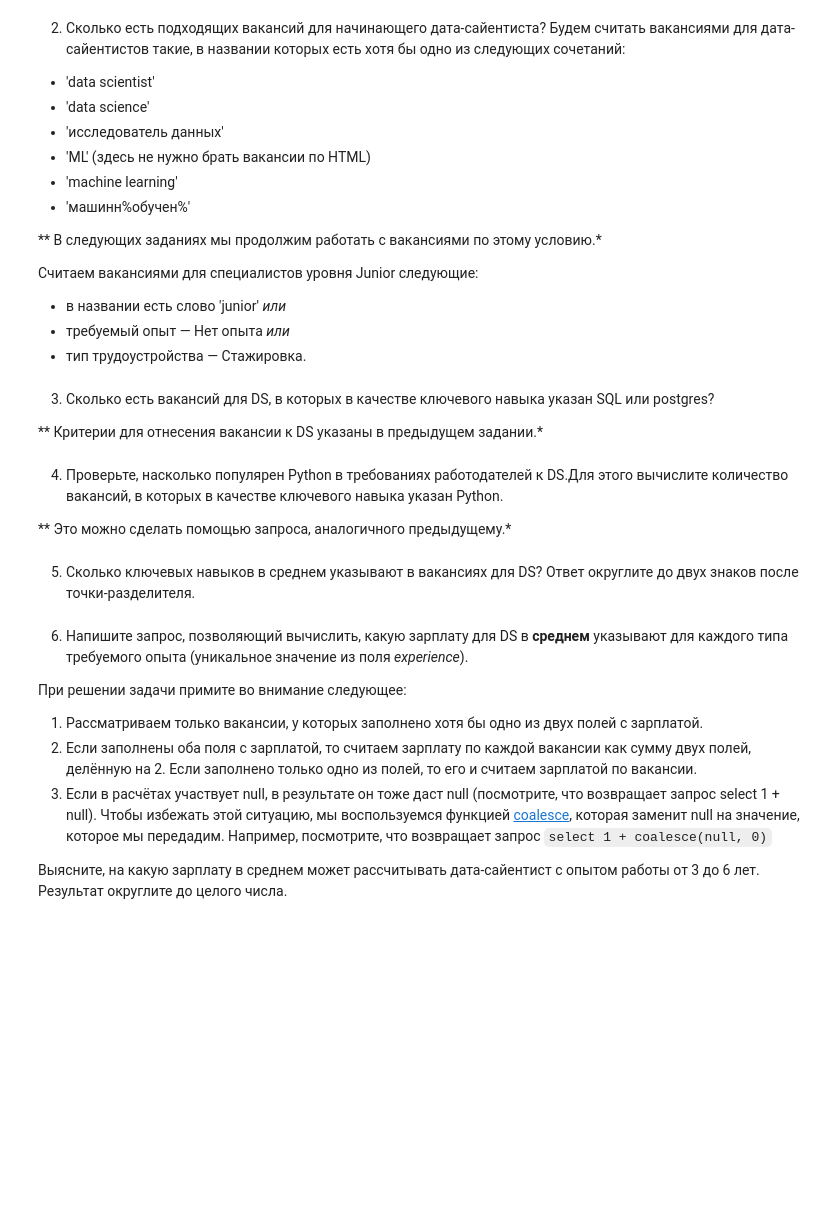
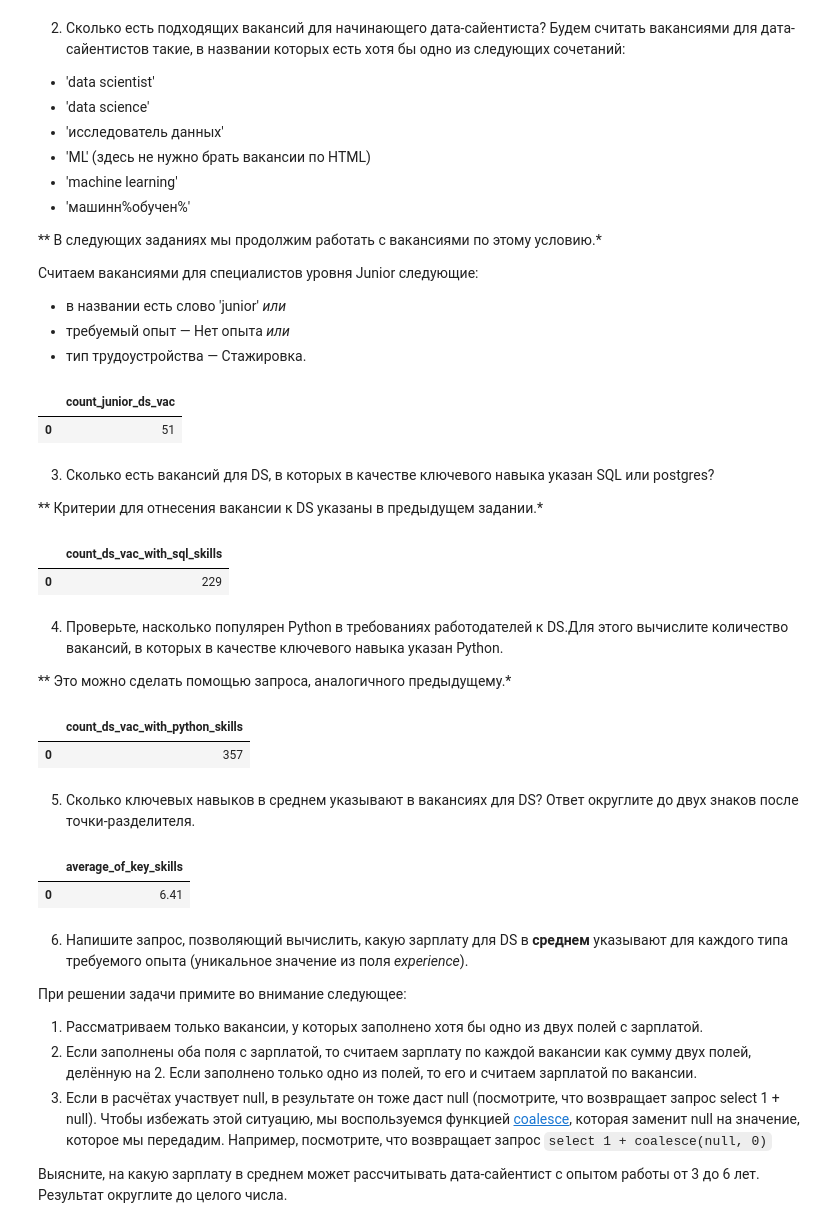
Before and after one commit to vokhmianin-da/Project2_HH_analysis, a Jupyter notebook: Project_2_Notebook.ipynb, the cells around one changed output. Cells and saved outputs as stored; diff of their text form; code cells hidden in the pictures; blank space fills up the shorter version.

```diff
--- a/Project_2_Notebook.ipynb
+++ b/Project_2_Notebook.ipynb
@@ -585,8 +598,32 @@ axes.set_title('Количество вакансий Яндекса в горо
 * тип трудоустройства — Стажировка.
 # %%
 # текст запроса
+# Условие для последующих запросов
+condition = f'''name ILIKE '%%data scientist%%'
+    OR name ILIKE '%%data science%%'
+    OR name ILIKE '%%исследователь данных%%'
+    OR (name ILIKE '%%ML%%' --ILIKE, т к задания 6.2 и 6.3 почему-то дают правильный ответ с ним, а не LIKE
+    AND name NOT ILIKE '%%HTML%%')
+    OR name ILIKE '%%machine learning%%'
+    OR name ILIKE '%%машинн%%обучен%%'
+    '''
+query_6_2 = f'''
+SELECT
+    COUNT(*) AS count_junior_ds_vac
+FROM vacancies
+WHERE ({condition})
+AND  (  name ILIKE '%%junior%%' OR
+        experience ILIKE '%%нет опыта%%' OR
+        employment ILIKE '%%стажировка%%'
+     )
+'''
 # %%
 # результат запроса
+count_junior_ds_vac = pd.read_sql_query(query_6_2, connection)
+display(count_junior_ds_vac)
+# %% [output]
+|  | count_junior_ds_vac |
+| 0 | 51 |
 # %% [markdown]
 3. Сколько есть вакансий для DS, в которых в качестве ключевого навыка указан SQL или postgres?
 
@@ -596,5 +641,10 @@ axes.set_title('Количество вакансий Яндекса в горо
 # %%
 # результат запроса
+count_ds_vac_with_sql_skills = pd.read_sql_query(query_6_3, connection)
+display(count_ds_vac_with_sql_skills)
+# %% [output]
+|  | count_ds_vac_with_sql_skills |
+| 0 | 229 |
 # %% [markdown]
 4. Проверьте, насколько популярен Python в требованиях работодателей к DS.Для этого вычислите количество вакансий, в которых в качестве ключевого навыка указан Python.
 
@@ -604,5 +660,10 @@ axes.set_title('Количество вакансий Яндекса в горо
 # %%
 # результат запроса
+count_ds_vac_with_python_skills = pd.read_sql_query(query_6_4, connection)
+display(count_ds_vac_with_python_skills)
+# %% [output]
+|  | count_ds_vac_with_python_skills |
+| 0 | 357 |
 # %% [markdown]
 5. Сколько ключевых навыков в среднем указывают в вакансиях для DS?
 Ответ округлите до двух знаков после точки-разделителя.
@@ -611,5 +693,10 @@ axes.set_title('Количество вакансий Яндекса в горо
 # %%
 # результат запроса
+average_of_key_skills = pd.read_sql_query(query_6_5, connection)
+display(average_of_key_skills)
+# %% [output]
+|  | average_of_key_skills |
+| 0 | 6.41 |
 # %% [markdown]
 6. Напишите запрос, позволяющий вычислить, какую зарплату для DS в **среднем** указывают для каждого типа требуемого опыта (уникальное значение из поля *experience*).
 
```
Also changed, not shown: parts of 23 cells of this notebook.
